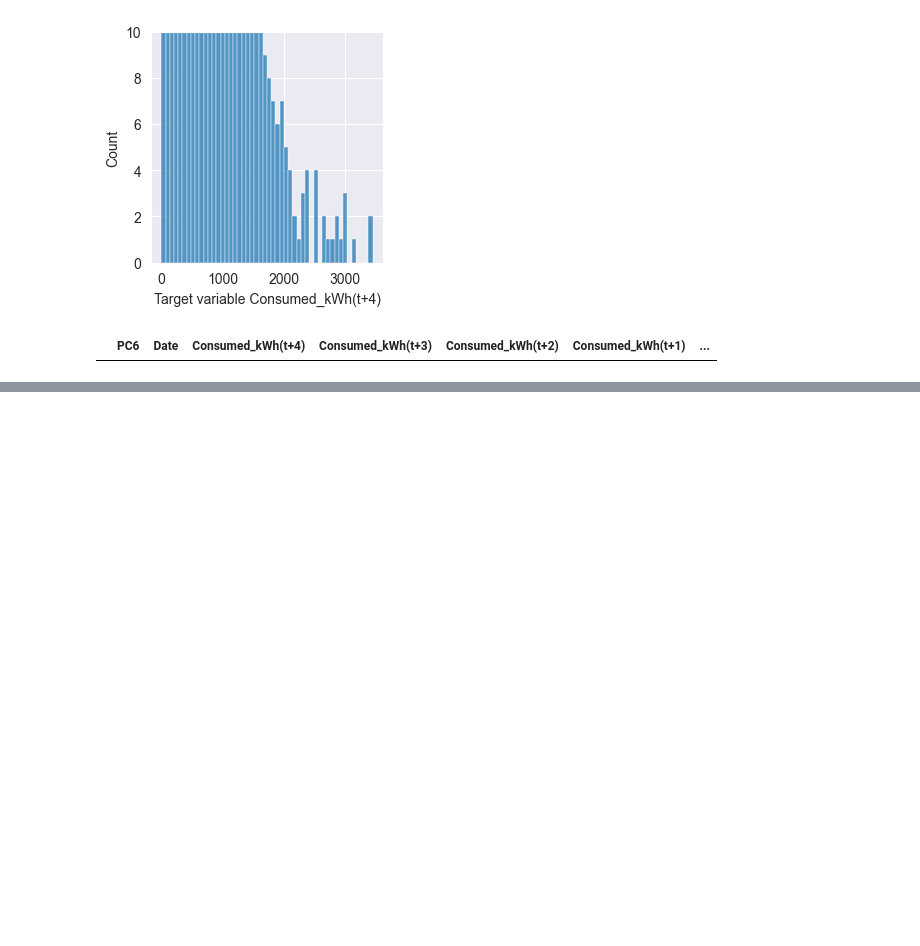
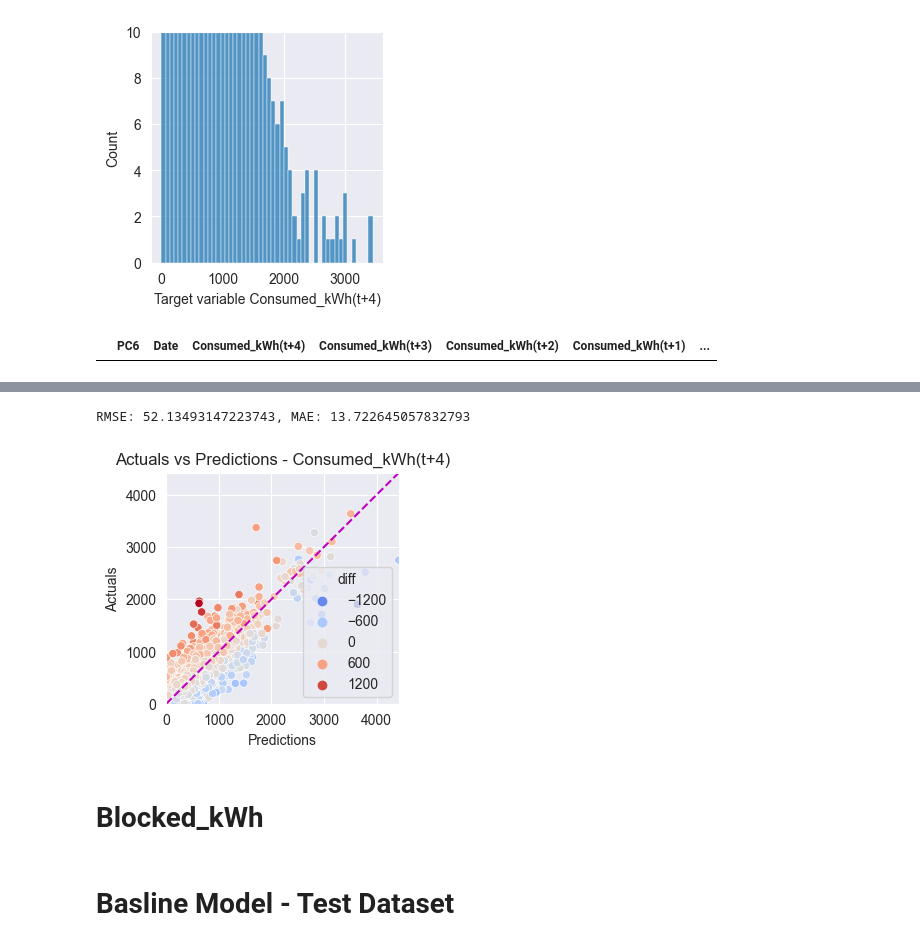
Before and after one commit to VenturaBleak/SmartService, a Jupyter notebook: baseline_inference.ipynb, the cells around one changed output, grey strips where cells are left out. Saved outputs shown, nothing was run; the diff lists cells and outputs as text; code cells hidden in the pictures; blank space fills up the shorter version.

```diff
--- a/baseline_inference.ipynb
+++ b/baseline_inference.ipynb
@@ -189,0 +274,70 @@ df
+# %%
+
+from sklearn.metrics import mean_squared_error, mean_absolute_error
+from math import sqrt
+
+TARGET_COLUMN = 'Consumed_kWh'
+# TARGET_COLUMN = 'Blocked_kWh'
+FORECAST_HORIZON = 4
+MOVING_AVERAGE_WINDOW = 8  # Change this value to the desired window size
+
+# Create a list to store the columns used to calculate the moving average
+ma_columns = [f"{TARGET_COLUMN}(t-{i})" for i in range(MOVING_AVERAGE_WINDOW)]
+
+# calculate moving average over the specified window
+df['MovingAverage'] = df[ma_columns].mean(axis=1)
+
+# calculate absolute difference between predicted and actual values
+df['diff'] = df[f"{TARGET_COLUMN}(t+{FORECAST_HORIZON})"] - df['MovingAverage']
+
+# calculate RMSE
+rmse = sqrt(mean_squared_error(df[f"{TARGET_COLUMN}(t+{FORECAST_HORIZON})"], df['MovingAverage']))
+
+# calculate MAE
+mae = mean_absolute_error(df[f"{TARGET_COLUMN}(t+{FORECAST_HORIZON})"], df['MovingAverage'])
+
+print(f"RMSE: {rmse}, MAE: {mae}")
+import matplotlib.pyplot as plt
+import seaborn as sns
+import numpy as np
+import os
+
+# Make sure that all values are float type.
+df['diff'] = df['diff'].astype(float)
+df[f"{TARGET_COLUMN}(t+{FORECAST_HORIZON})"] = df[f"{TARGET_COLUMN}(t+{FORECAST_HORIZON})"].astype(float)
+df[f"{TARGET_COLUMN}(t-0)"] = df[f"{TARGET_COLUMN}(t-0)"].astype(float)
+
+# Calculate absolute differences
+df['abs_diff'] = df['diff'].abs()
+
+# Calculate min and max values across both predictions and actuals to unify axes
+max_val = np.max([df[f"{TARGET_COLUMN}(t+{FORECAST_HORIZON})"].max(), df[f"{TARGET_COLUMN}(t-0)"].max()])
+min_val = np.min([df[f"{TARGET_COLUMN}(t+{FORECAST_HORIZON})"].min(), df[f"{TARGET_COLUMN}(t-0)"].min()])
+
+# Plot the scatterplot
+plt.figure(figsize=(3, 3))
+sns.scatterplot(data=df, x=f"{TARGET_COLUMN}(t-0)", y=f"{TARGET_COLUMN}(t+{FORECAST_HORIZON})", hue='diff',
+                palette='coolwarm', legend='brief', sizes=(20, 200))
+
+# Add a 45 degree line
+plt.plot([min_val, max_val], [min_val, max_val], 'm--')
+
+# Set the axes limits
+plt.xlim(min_val, max_val)
+plt.ylim(min_val, max_val)
+
+# Add labels
+plt.xlabel('Predictions')
+plt.ylabel('Actuals')
+
+plt.title(f'Actuals vs Predictions - {TARGET_COLUMN}(t+{FORECAST_HORIZON})')
+plt.grid(True)
+
+plt.show()
+# %% [output]
+RMSE: 52.13493147223743, MAE: 13.722645057832793
+[figure, added]
+# %% [markdown]
+<h1>Blocked_kWh</h1>
+# %% [markdown]
+<h1>Basline Model - Test Dataset</h1>
```
Also changed, not shown: parts of 16 cells of this notebook, 4 other files.
